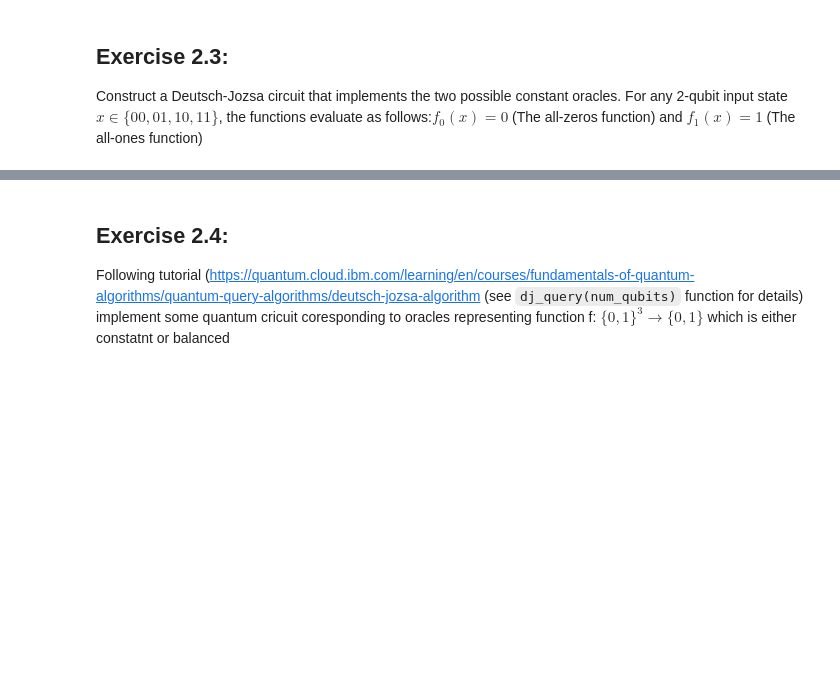
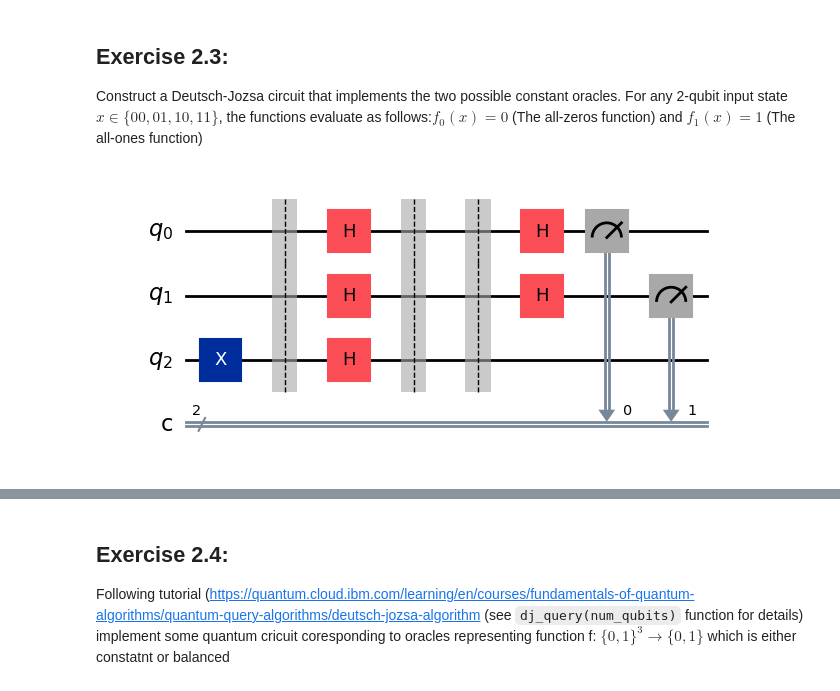
Before and after one commit to kacperpoluszejko/Quantum-Computing, a Jupyter notebook: Quantum_inf_lab_2/Module_02-Introduction_to_quantum_query_alghoritms_v2026.ipynb, the cells around one changed output, grey strips where cells are left out. Drawn from its saved outputs; the diff is of its cells as text; code cells hidden in the pictures; blank space fills up the shorter version.

```diff
--- a/Quantum_inf_lab_2/Module_02-Introduction_to_quantum_query_alghoritms_v2026.ipynb
+++ b/Quantum_inf_lab_2/Module_02-Introduction_to_quantum_query_alghoritms_v2026.ipynb
@@ -193,3 +292,83 @@ Using Qiskit, program a quantum circuit that implements the Deutsch-Jozsa algori
 ## Exercise 2.3:
 
 Construct a Deutsch-Jozsa circuit that implements the two possible constant oracles. For any 2-qubit input state $x \in \{00, 01, 10, 11\}$, the functions evaluate as follows:$f_0(x) = 0$ (The all-zeros function) and $f_1(x) = 1$ (The all-ones function)
+# %%
+#Deutsh jozsa algorithm for 2-bit input - EXCERCISE 2.3 - all zeros
+
+# NOISELESS VERSION
+
+
+qc_ideal = QuantumCircuit(3, 2)
+
+qc_ideal.x(2)
+
+qc_ideal.barrier()
+qc_ideal.h(0)
+qc_ideal.h(1)
+qc_ideal.h(2)
+
+qc_ideal.barrier()
+
+# oracle: f(x)=0
+# no operation
+
+qc_ideal.barrier()
+
+qc_ideal.h(0)
+qc_ideal.h(1)
+
+qc_ideal.measure(0,0)
+qc_ideal.measure(1,1)
+
+display(qc_ideal.draw("mpl"))
+
+sim = Aer.get_backend("aer_simulator")
+
+qc_compiled = transpile(qc_ideal, sim)
+
+job = sim.run(qc_compiled, shots=1024)
+
+result = job.result()
+counts_ideal = result.get_counts()
+
+print("Noiseless:", counts_ideal)
+
+most_likely_ideal = max(counts_ideal, key=counts_ideal.get)
+
+if most_likely_ideal == "00":
+    print("Noiseless result: constant")
+else:
+    print("Noiseless result: balanced")
+
+
+
+# NOISY VERSION
+
+
+qc_noisy = qc_ideal.copy()
+
+backend = FakeKyiv()
+
+qc_transpiled = transpile(qc_noisy, backend)
+
+sampler_noisy = SamplerV2(backend)
+
+job_noisy = sampler_noisy.run(
+    [qc_transpiled],
+    shots=1024
+)
+
+result_noisy = job_noisy.result()
+
+counts_noisy = result_noisy[0].data.c.get_counts()
+
+print("Noisy:", counts_noisy)
+
+most_likely_noisy = max(counts_noisy, key=counts_noisy.get)
+
+if most_likely_noisy == "00":
+    print("Noisy result: constant")
+else:
+    print("Noisy result: balanced")
+# %% [output]
+[figure, added]
```
Also changed, not shown: parts of 8 cells of this notebook, 1 other file.
